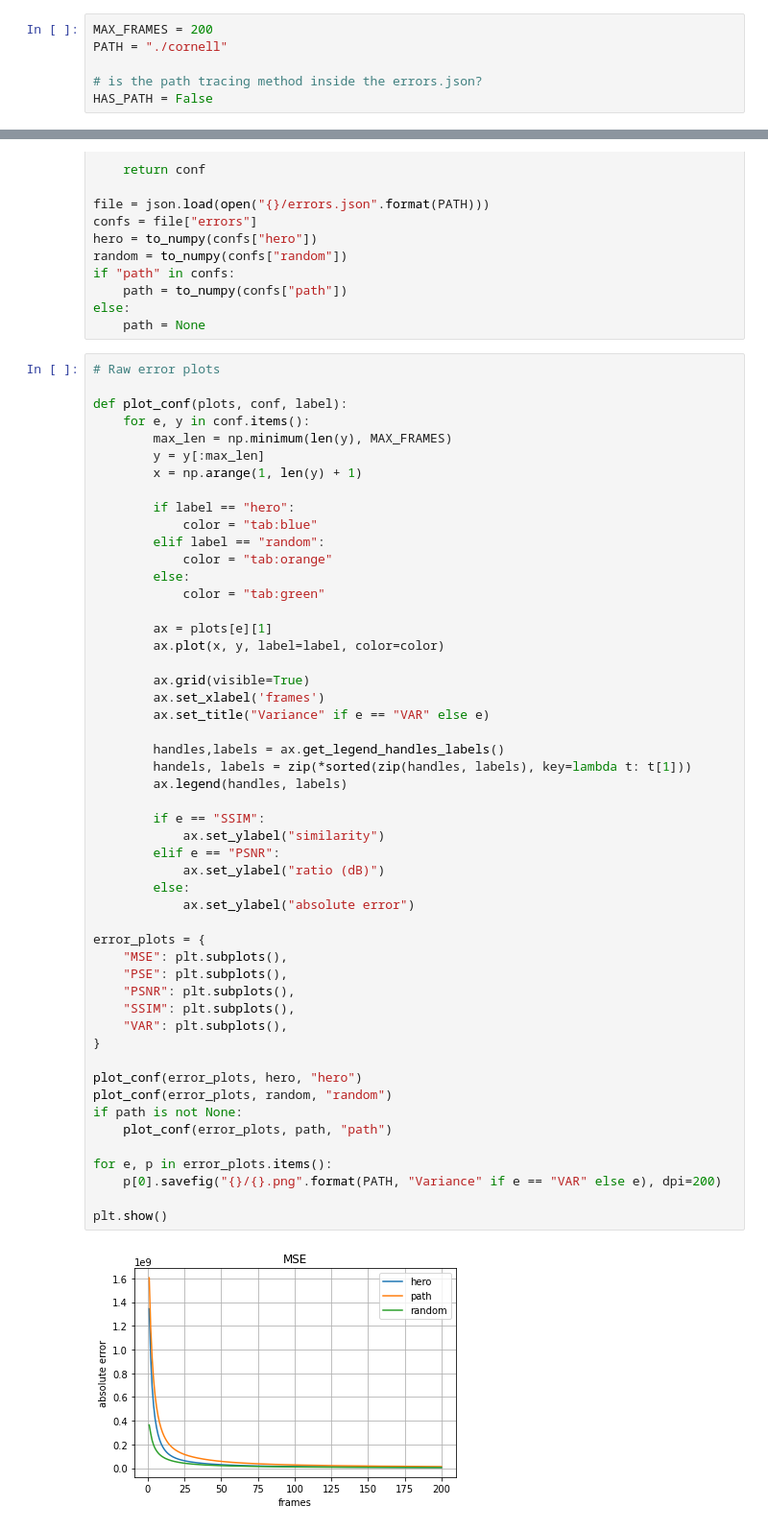
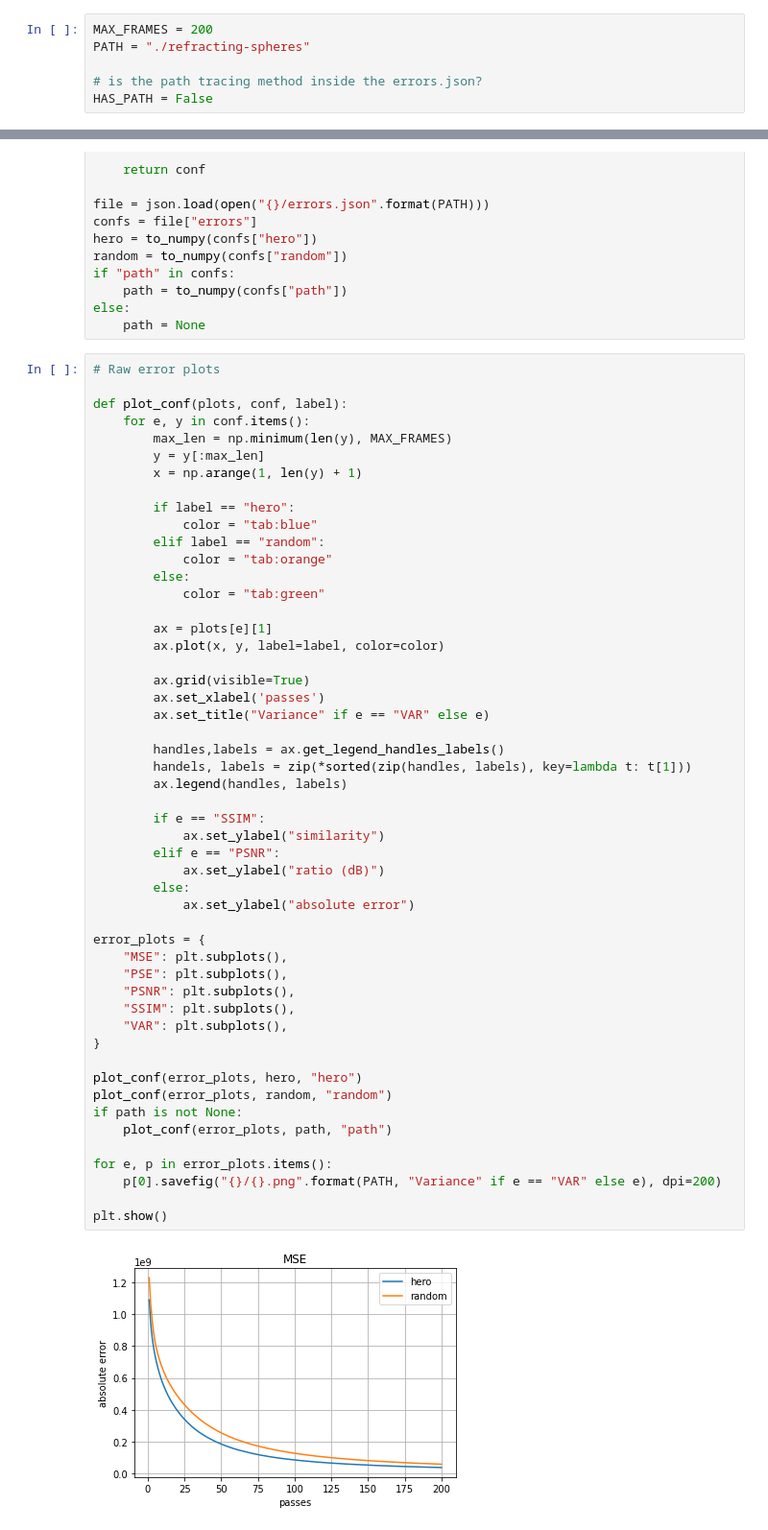
Before and after one commit to joeftiger/rust-v2-error, a Jupyter notebook: main.ipynb, the cells around one changed output, grey strips where cells are left out. Shown at 96% size. Saved outputs shown, nothing was run; the diff lists cells and outputs as text.

```diff
--- a/main.ipynb
+++ b/main.ipynb
@@ -1,6 +1,6 @@
 # %%
 MAX_FRAMES = 200
-PATH = "./cornell"
+PATH = "./refracting-spheres"
 
 # is the path tracing method inside the errors.json?
 HAS_PATH = False
@@ -43,36 +43,36 @@ def plot_conf(plots, conf, label):
         ax.plot(x, y, label=label, color=color)
 
         ax.grid(visible=True)
-        ax.set_xlabel('frames')
+        ax.set_xlabel('passes')
         ax.set_title("Variance" if e == "VAR" else e)
 
         handles,labels = ax.get_legend_handles_labels()
         handels, labels = zip(*sorted(zip(handles, labels), key=lambda t: t[1]))
         ax.legend(handles, labels)
 
         if e == "SSIM":
             ax.set_ylabel("similarity")
         elif e == "PSNR":
             ax.set_ylabel("ratio (dB)")
         else:
             ax.set_ylabel("absolute error")
 
 error_plots = {
     "MSE": plt.subplots(),
     "PSE": plt.subplots(),
     "PSNR": plt.subplots(),
     "SSIM": plt.subplots(),
     "VAR": plt.subplots(),
 }
 
 plot_conf(error_plots, hero, "hero")
 plot_conf(error_plots, random, "random")
 if path is not None:
     plot_conf(error_plots, path, "path")
 
 for e, p in error_plots.items():
     p[0].savefig("{}/{}.png".format(PATH, "Variance" if e == "VAR" else e), dpi=200)
 
 plt.show()
 # %% [output]
-[figure, old version]
+[figure, new version]
```
Also changed, not shown: parts of 2 cells of this notebook, 12 other files.
